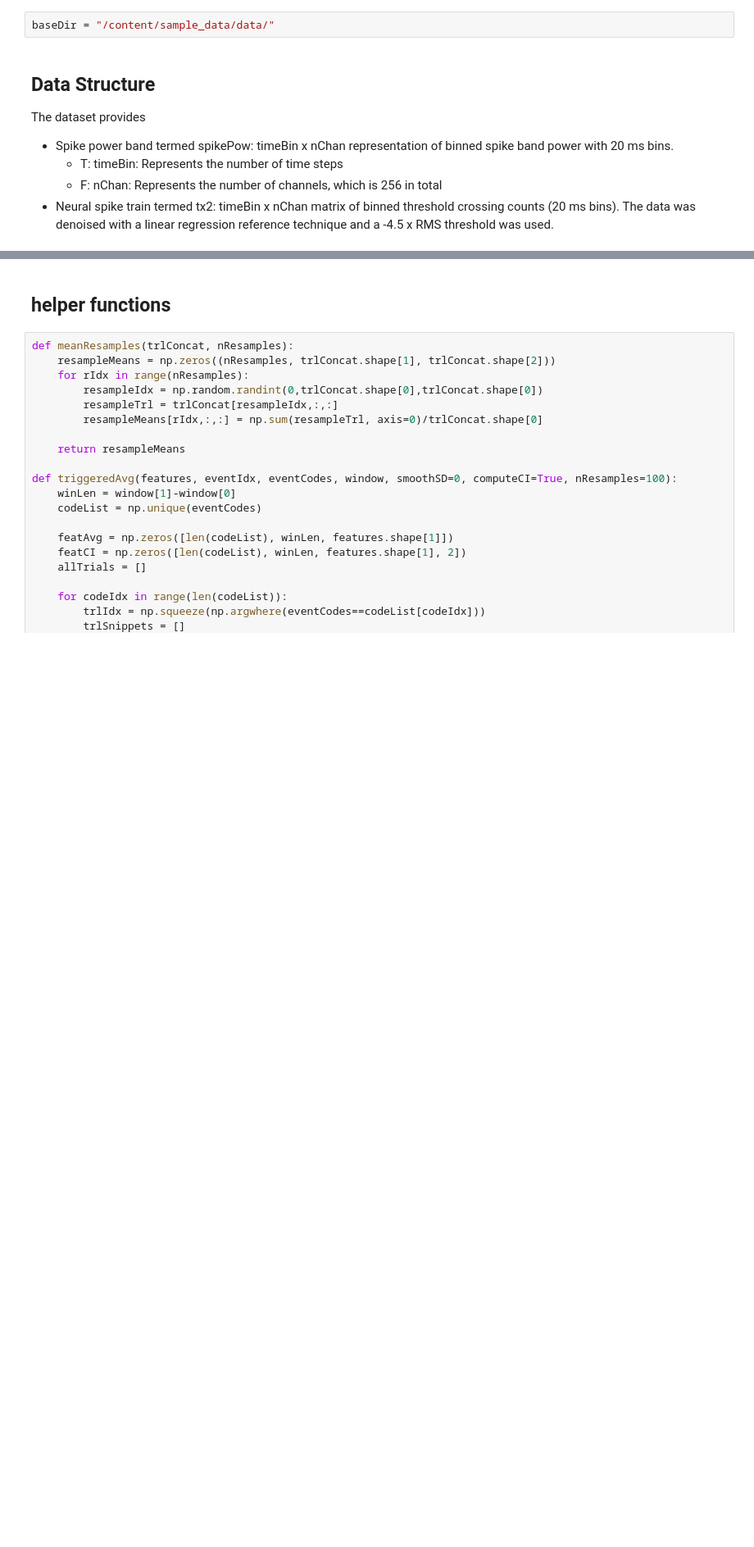
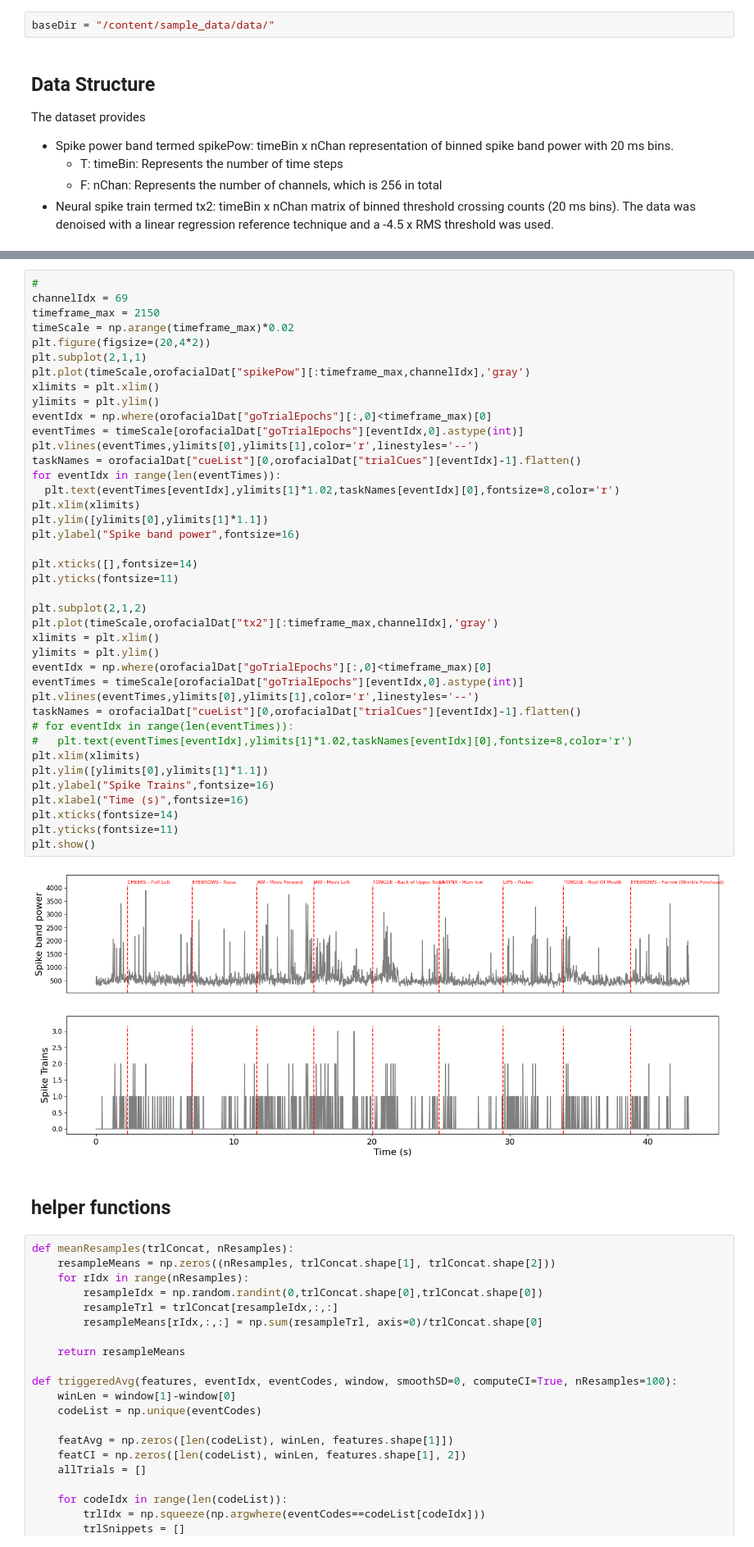
Before and after one commit to chesteklab/EFRI-workshop-2023, a Jupyter notebook: Notebooks/Willet_speech_dataset.ipynb, the cells around one changed output, grey strips where cells are left out. Shown at 82% size. Saved outputs shown, nothing was run; the diff lists cells and outputs as text; blank space fills up the shorter version.

Commit message:
Add more data visualizations

```diff
--- a/Notebooks/Willet_speech_dataset.ipynb
+++ b/Notebooks/Willet_speech_dataset.ipynb
@@ -61,6 +80,48 @@ subtractMeansWithinBlock = False
 phonemesDat = scipy.io.loadmat(baseDir+'tuningTasks/t12.2022.04.21_phonemes.mat')
 orofacialDat = scipy.io.loadmat(baseDir+'tuningTasks/t12.2022.04.21_orofacial.mat')
 fiftyWordDat = scipy.io.loadmat(baseDir+'tuningTasks/t12.2022.05.03_fiftyWordSet.mat')
+# %%
+#
+channelIdx = 69
+timeframe_max = 2150
+timeScale = np.arange(timeframe_max)*0.02
+plt.figure(figsize=(20,4*2))
+plt.subplot(2,1,1)
+plt.plot(timeScale,orofacialDat["spikePow"][:timeframe_max,channelIdx],'gray')
+xlimits = plt.xlim()
+ylimits = plt.ylim()
+eventIdx = np.where(orofacialDat["goTrialEpochs"][:,0]<timeframe_max)[0]
+eventTimes = timeScale[orofacialDat["goTrialEpochs"][eventIdx,0].astype(int)]
+plt.vlines(eventTimes,ylimits[0],ylimits[1],color='r',linestyles='--')
+taskNames = orofacialDat["cueList"][0,orofacialDat["trialCues"][eventIdx]-1].flatten()
+for eventIdx in range(len(eventTimes)):
+  plt.text(eventTimes[eventIdx],ylimits[1]*1.02,taskNames[eventIdx][0],fontsize=8,color='r')
+plt.xlim(xlimits)
+plt.ylim([ylimits[0],ylimits[1]*1.1])
+plt.ylabel("Spike band power",fontsize=16)
+
+plt.xticks([],fontsize=14)
+plt.yticks(fontsize=11)
+
+plt.subplot(2,1,2)
+plt.plot(timeScale,orofacialDat["tx2"][:timeframe_max,channelIdx],'gray')
+xlimits = plt.xlim()
+ylimits = plt.ylim()
+eventIdx = np.where(orofacialDat["goTrialEpochs"][:,0]<timeframe_max)[0]
+eventTimes = timeScale[orofacialDat["goTrialEpochs"][eventIdx,0].astype(int)]
+plt.vlines(eventTimes,ylimits[0],ylimits[1],color='r',linestyles='--')
+taskNames = orofacialDat["cueList"][0,orofacialDat["trialCues"][eventIdx]-1].flatten()
+# for eventIdx in range(len(eventTimes)):
+#   plt.text(eventTimes[eventIdx],ylimits[1]*1.02,taskNames[eventIdx][0],fontsize=8,color='r')
+plt.xlim(xlimits)
+plt.ylim([ylimits[0],ylimits[1]*1.1])
+plt.ylabel("Spike Trains",fontsize=16)
+plt.xlabel("Time (s)",fontsize=16)
+plt.xticks(fontsize=14)
+plt.yticks(fontsize=11)
+plt.show()
+# %% [output]
+[figure, added]
 # %% [markdown]
 ## helper functions
 # %%
```
Also changed, not shown: parts of 12 cells of this notebook.
